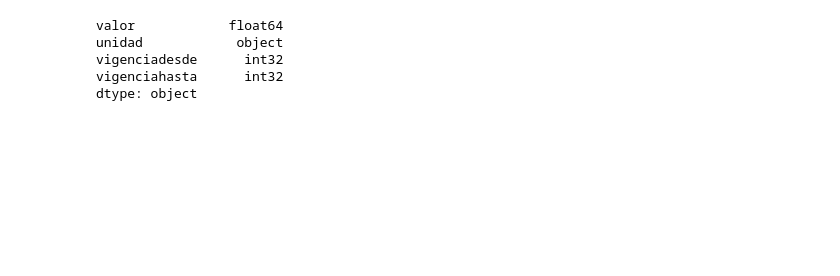
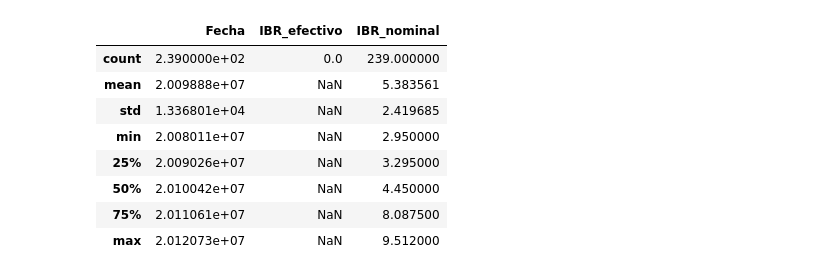
Before and after one commit to egonza21/proyecto_derivados, a Jupyter notebook: proyecto_derivados.ipynb, the cells around one changed output. Saved outputs shown, nothing was run; the diff lists cells and outputs as text; code cells hidden in the pictures; blank space fills up the shorter version.

```diff
--- a/proyecto_derivados.ipynb
+++ b/proyecto_derivados.ipynb
@@ -240,9 +258,13 @@ IBR_nominal      object
 dtype: object
 # %%
-df.dtypes
+r.describe()
 # %% [output]
-valor            float64
-unidad            object
-vigenciadesde      int32
-vigenciahasta      int32
-dtype: object
+|  | Fecha | IBR_efectivo | IBR_nominal |
+| count | 2.390000e+02 | 0.0 | 239.000000 |
+| mean | 2.009888e+07 | NaN | 5.383561 |
+| std | 1.336801e+04 | NaN | 2.419685 |
+| min | 2.008011e+07 | NaN | 2.950000 |
+| 25% | 2.009026e+07 | NaN | 3.295000 |
+| 50% | 2.010042e+07 | NaN | 4.450000 |
+| 75% | 2.011061e+07 | NaN | 8.087500 |
+| max | 2.012073e+07 | NaN | 9.512000 |
```
Also changed, not shown: parts of 7 cells of this notebook.
